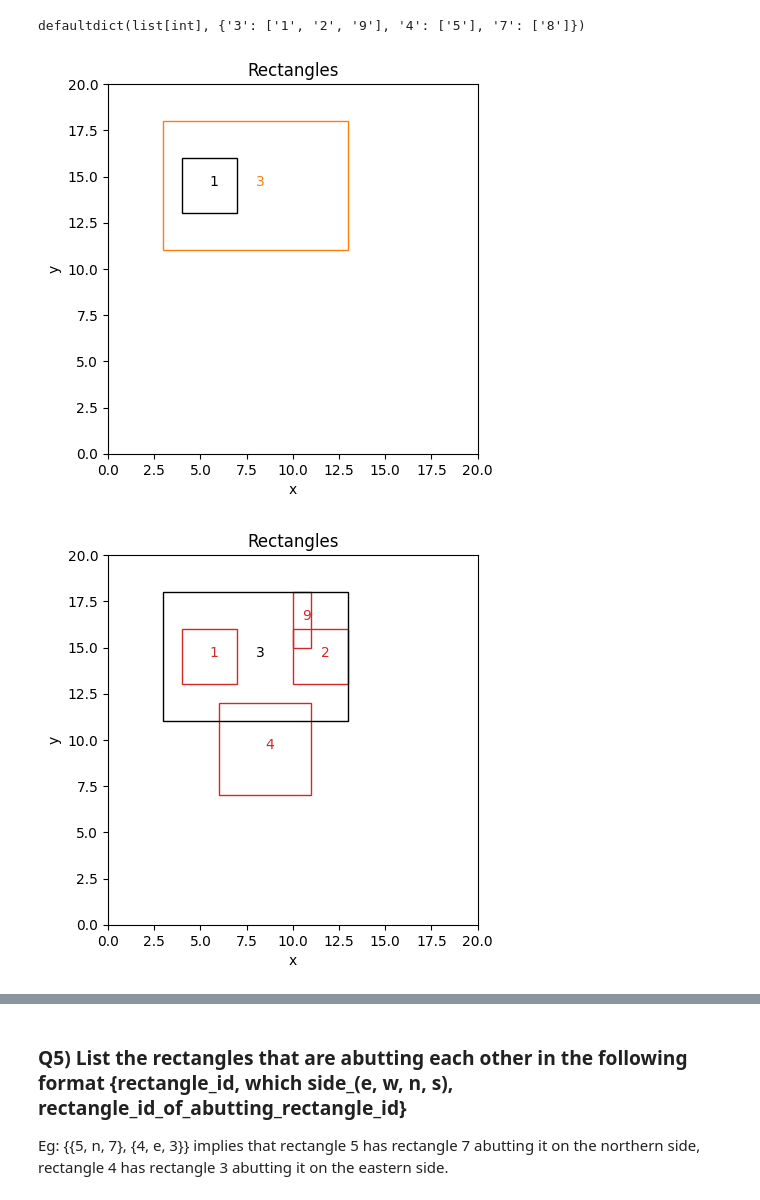
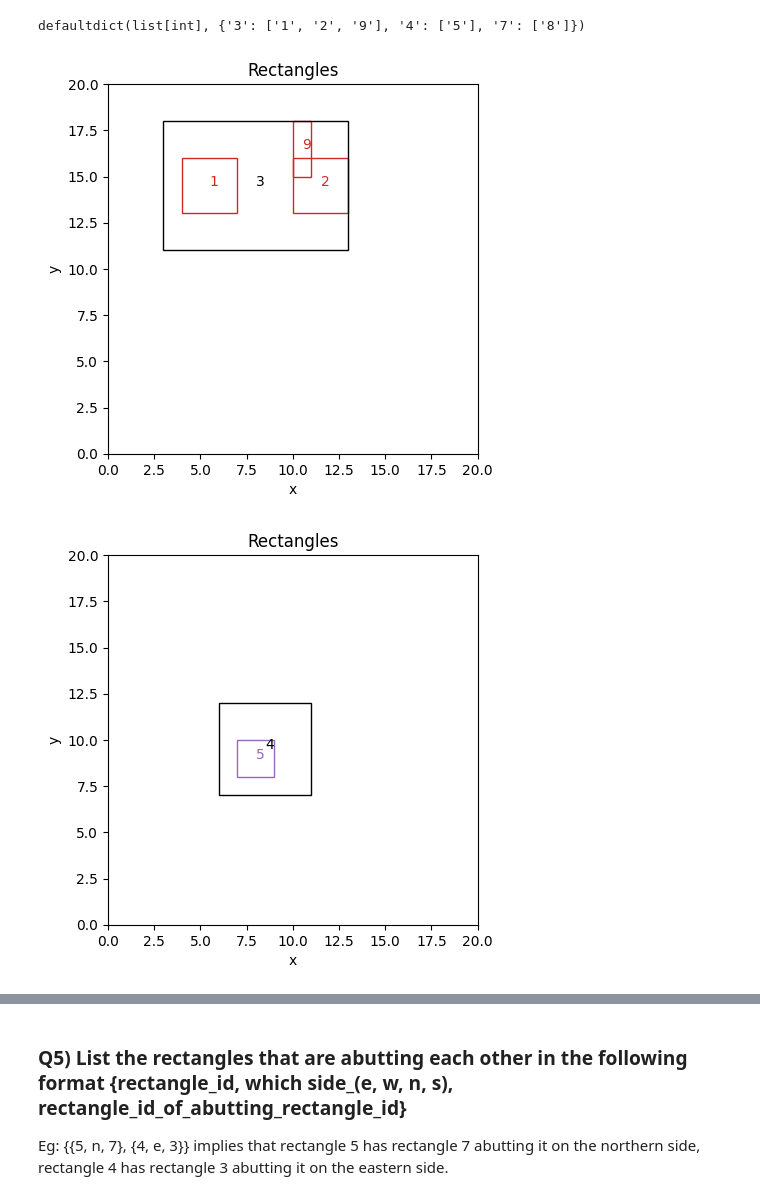
Before and after one commit to the-pinbo/EC704-VLSI-Design-Automation, a Jupyter notebook: Assignment-1/first_draft.ipynb, the cells around one changed output, grey strips where cells are left out. Drawn from its saved outputs; the diff is of its cells as text; code cells hidden in the pictures.

```diff
--- a/Assignment-1/first_draft.ipynb
+++ b/Assignment-1/first_draft.ipynb
@@ -274,8 +274,8 @@ def overLappingRectangles(rectangles:pd.DataFrame)->defaultdict[List[int]]:
                 overlap_dict[rectangles.index[j]].append(rectangles.index[i])
     return overlap_dict
 # %%
-over_lapping_rectangles = overLappingRectangles(df)
-over_lapping_rectangles
+contained_rect_dict = overLappingRectangles(df)
+contained_rect_dict
 # %% [output]
 defaultdict(list[int],
             {'1': ['3'],
@@ -300,9 +300,9 @@ def plotOverlapRect(rectangles_df: pd.DataFrame, over_lap_rect_dict: defaultdict
 
 
 
-    for over_lap_rect_id in over_lapping_rectangles:
+    for over_lap_rect_id in contained_rect_dict:
         fig, ax = plt.subplots()
-        for rectangle_id in over_lapping_rectangles[over_lap_rect_id]:
+        for rectangle_id in contained_rect_dict[over_lap_rect_id]:
             rect = df.loc[rectangle_id]
             plotRect(ax, rect.x_min, rect.y_min, rect.x_max, rect.y_max, rectangle_id, over_lap_rect_id,)
         rect = df.loc[over_lap_rect_id]
@@ -318,7 +318,7 @@ def plotOverlapRect(rectangles_df: pd.DataFrame, over_lap_rect_dict: defaultdict
         plt.show()
 
 
-plotOverlapRect(df, over_lapping_rectangles)
+plotOverlapRect(df, contained_rect_dict)
 # %% [output]
 [figure]
 [figure]
@@ -403,9 +403,9 @@ def contain(rect_out:pd.Series, rect_in:pd.Series)->bool:
     Returns:
         bool: True if the inner rectangle is contained in the outer rectangle, False otherwise
     """
-    x_min, y_min, x_max, y_max = rect_out
-    x_min2, y_min2, x_max2, y_max2 = rect_in
-    return x_max2 <= x_max and x_min2 >= x_min and y_max2 <= y_max and y_min2 >= y_min
+    x_min_out, y_min_out, x_max_out, y_max_out = rect_out
+    x_min_in, y_min_in, x_max_in, y_max_in = rect_in
+    return x_max_in <= x_max_out and x_min_in >= x_min_out and y_max_in <= y_max_out and y_min_in >= y_min_out
 # %%
 def containedRect(rectangles: pd.DataFrame) -> defaultdict[List[int]]:
     """
@@ -444,34 +444,34 @@ defaultdict(list[int], {'3': ['1', '2', '9'], '4': ['5'], '7': ['8']})
 def plotOverlapRect(rectangles_df: pd.DataFrame, contained_rect_dict: defaultdict[List[int]]) -> None:
 
     def plotRect(ax, x_min: int, y_min: int, x_max: int, y_max: int, rectangle_id: int, color_id: int = None):
 
         color = f'C{color_id}' if color_id else 'black'
         ax.add_patch(plt.Rectangle((x_min, y_min), x_max - x_min,
                                    y_max - y_min, fill=None, edgecolor=color))
         ax.annotate(rectangle_id, (x_min + (x_max - x_min) / 2,
                     y_min + (y_max - y_min) / 2), color=color)
 
 
 
-    for contained_rect_id in over_lapping_rectangles:
+    for contained_rect_id in contained_rect_dict:
         fig, ax = plt.subplots()
-        for rectangle_id in over_lapping_rectangles[contained_rect_id]:
+        for rectangle_id in contained_rect_dict[contained_rect_id]:
             rect = df.loc[rectangle_id]
             plotRect(ax, rect.x_min, rect.y_min, rect.x_max, rect.y_max, rectangle_id, contained_rect_id,)
         rect = df.loc[contained_rect_id]
         plotRect(ax, rect.x_min, rect.y_min, rect.x_max, rect.y_max, contained_rect_id)
         ax.set_xlim(0, 20)
         ax.set_ylim(0, 20)
         ax.set_aspect('equal')
         ax.set_title('Rectangles')
         ax.set_xlabel('x')
         ax.set_ylabel('y')
         plt.show()
 
         plt.show()
 
 
 plotOverlapRect(df, contained_rect_dict)
 # %% [output]
-[figure, old version]
+[figure, new version]
-[figure, old version]
+[figure, new version]
```
Also changed, not shown: parts of 14 cells of this notebook.
